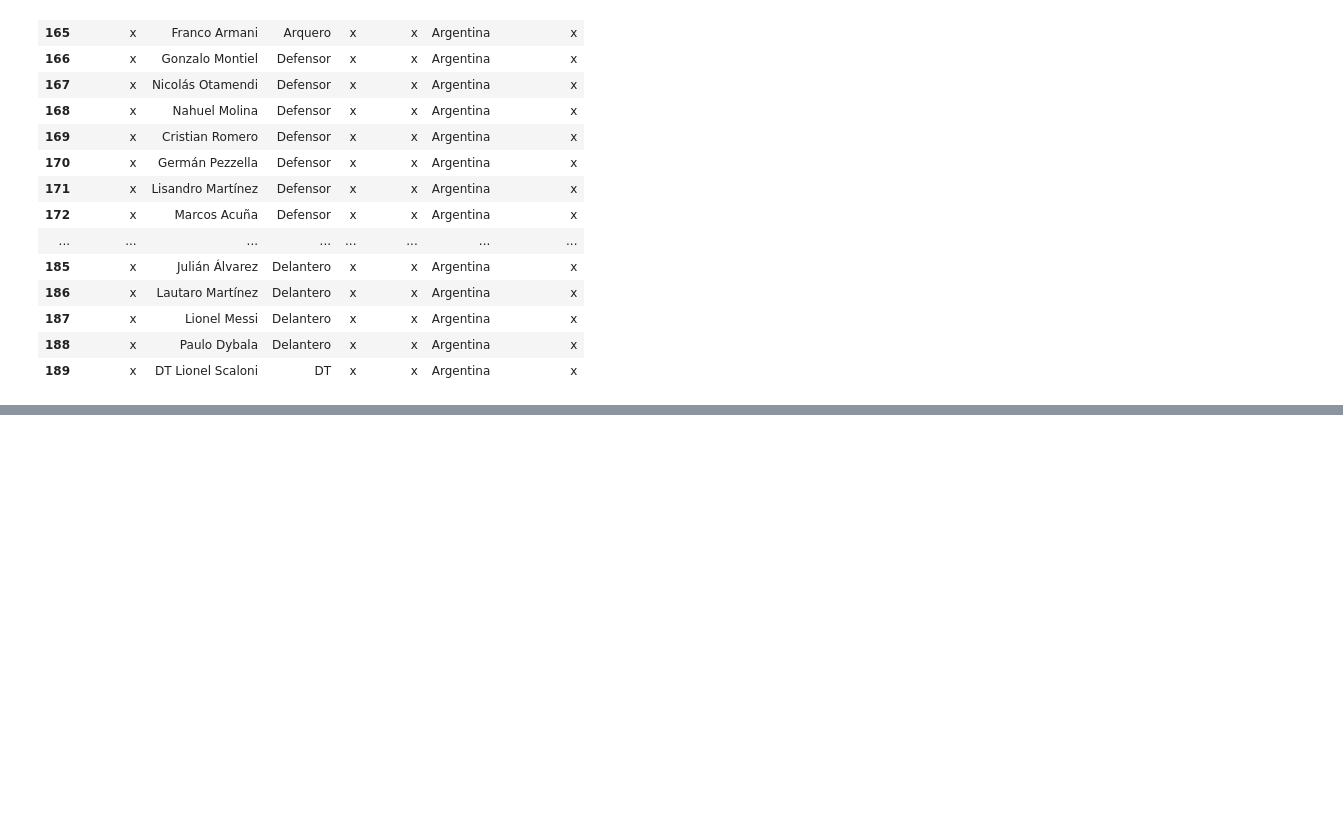
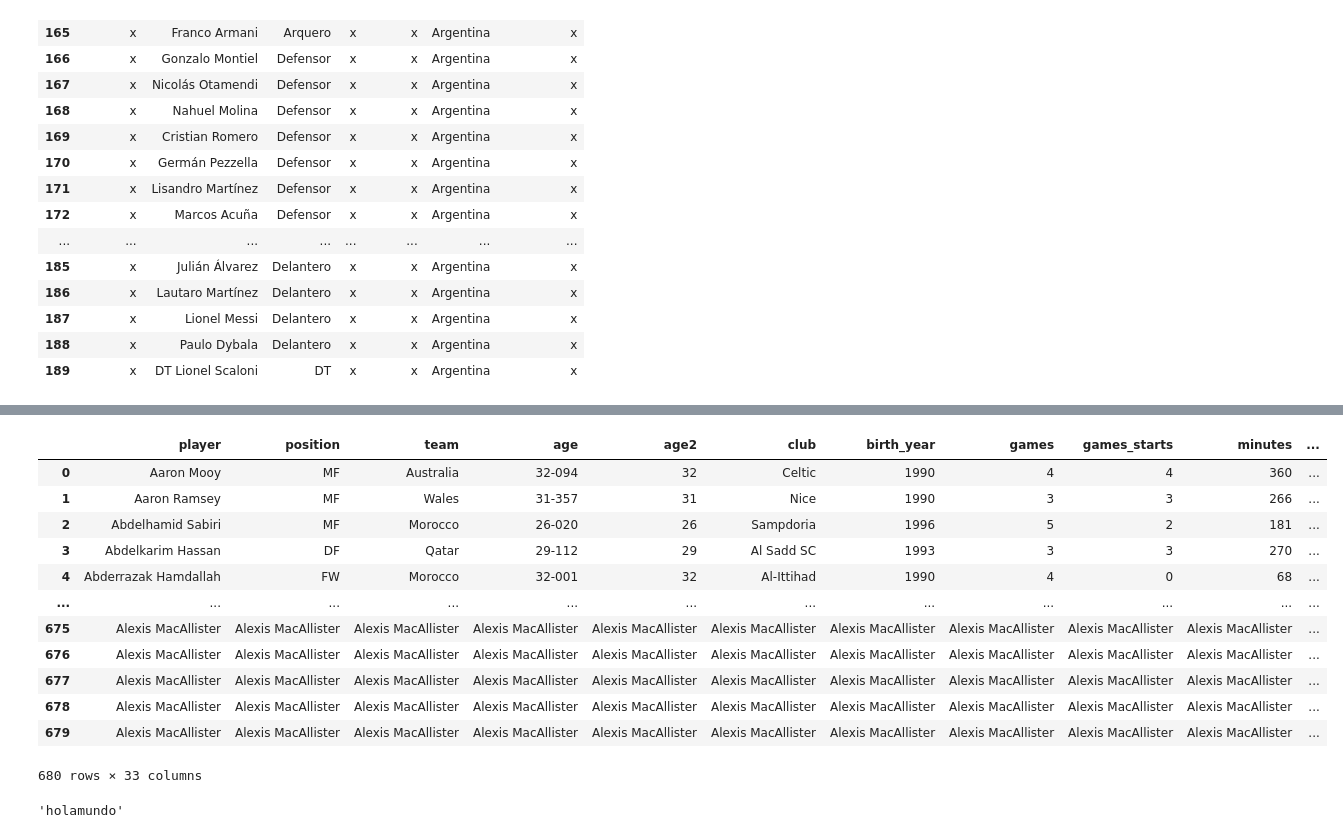
Before and after one commit to lromeror/Group_Slytheryn, a Jupyter notebook: DASHBOARD/assets/datas/FIFA_WORLD_CUP2022.ipynb, the cells around one changed output, grey strips where cells are left out. Cells and saved outputs as stored; diff of their text form; code cells hidden in the pictures; blank space fills up the shorter version.

```diff
--- a/DASHBOARD/assets/datas/FIFA_WORLD_CUP2022.ipynb
+++ b/DASHBOARD/assets/datas/FIFA_WORLD_CUP2022.ipynb
@@ -190,0 +306,16 @@ MI ACTUAL  -- birth_year
+# %%
+players_fifa_wc2022
+# %% [output]
+|  | player | position | team | age | age2 | club | birth_year | games | games_starts | minutes | ... |
+| 0 | Aaron Mooy | MF | Australia | 32-094 | 32 | Celtic | 1990 | 4 | 4 | 360 | ... |
+| 1 | Aaron Ramsey | MF | Wales | 31-357 | 31 | Nice | 1990 | 3 | 3 | 266 | ... |
+| 2 | Abdelhamid Sabiri | MF | Morocco | 26-020 | 26 | Sampdoria | 1996 | 5 | 2 | 181 | ... |
+| 3 | Abdelkarim Hassan | DF | Qatar | 29-112 | 29 | Al Sadd SC | 1993 | 3 | 3 | 270 | ... |
+| 4 | Abderrazak Hamdallah | FW | Morocco | 32-001 | 32 | Al-Ittihad | 1990 | 4 | 0 | 68 | ... |
+| ... | ... | ... | ... | ... | ... | ... | ... | ... | ... | ... | ... |
+| 675 | Alexis MacAllister | Alexis MacAllister | Alexis MacAllister | Alexis MacAllister | Alexis MacAllister | Alexis MacAllister | Alexis MacAllister | Alexis MacAllister | Alexis MacAllister | Alexis MacAllister | ... |
+| 676 | Alexis MacAllister | Alexis MacAllister | Alexis MacAllister | Alexis MacAllister | Alexis MacAllister | Alexis MacAllister | Alexis MacAllister | Alexis MacAllister | Alexis MacAllister | Alexis MacAllister | ... |
+| 677 | Alexis MacAllister | Alexis MacAllister | Alexis MacAllister | Alexis MacAllister | Alexis MacAllister | Alexis MacAllister | Alexis MacAllister | Alexis MacAllister | Alexis MacAllister | Alexis MacAllister | ... |
+| 678 | Alexis MacAllister | Alexis MacAllister | Alexis MacAllister | Alexis MacAllister | Alexis MacAllister | Alexis MacAllister | Alexis MacAllister | Alexis MacAllister | Alexis MacAllister | Alexis MacAllister | ... |
+| 679 | Alexis MacAllister | Alexis MacAllister | Alexis MacAllister | Alexis MacAllister | Alexis MacAllister | Alexis MacAllister | Alexis MacAllister | Alexis MacAllister | Alexis MacAllister | Alexis MacAllister | ... |
+680 rows × 33 columns
@@ -190,0 +324,4 @@ MI ACTUAL  -- birth_year
+# %%
+x.replace(" ", "")
+# %% [output]
+'holamundo'
```
Also changed, not shown: parts of 12 cells of this notebook.
